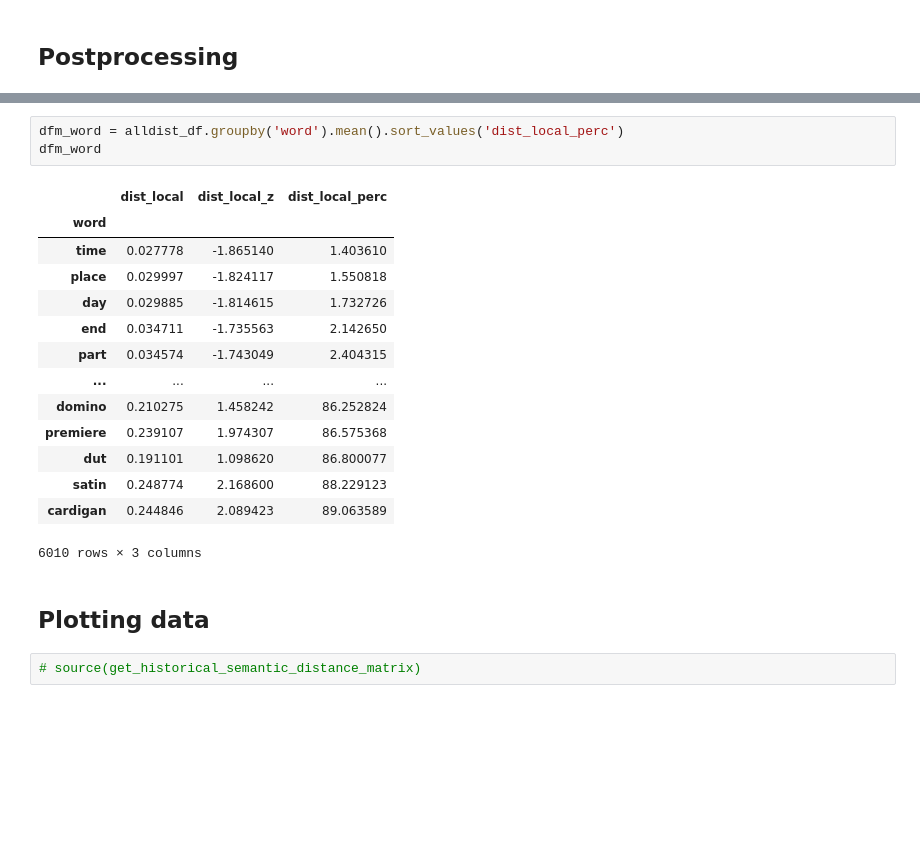
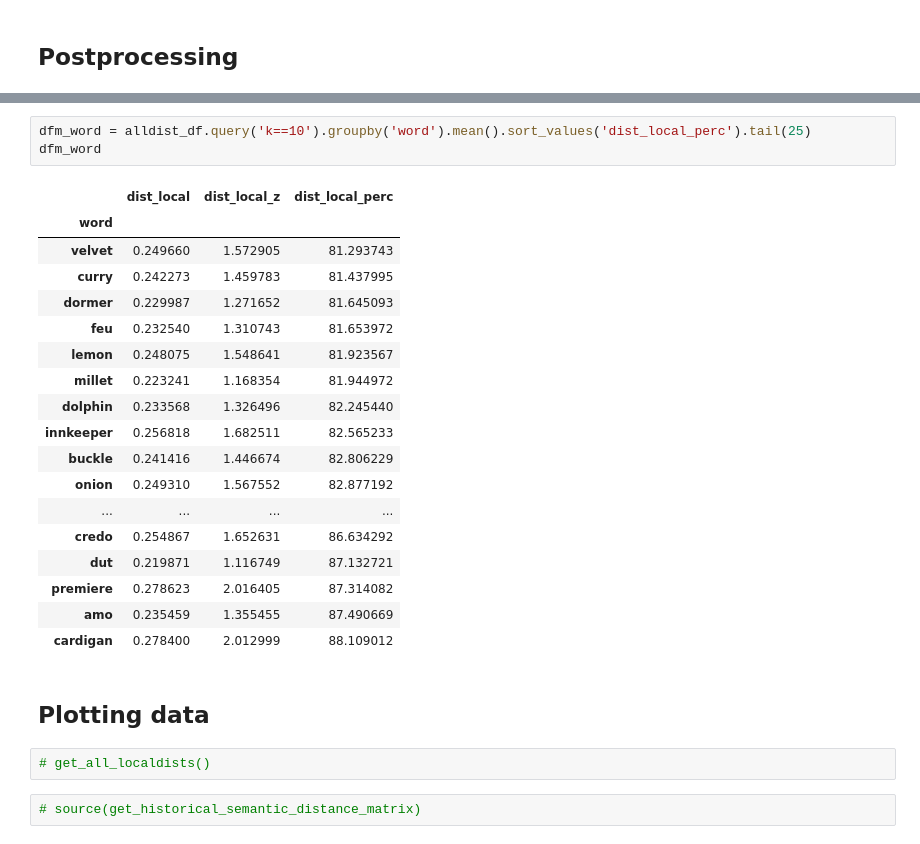
Before and after one commit to quadrismegistus/koselleck, a Jupyter notebook: koselleck/dists/dists.ipynb, the cells around one changed output, grey strips where cells are left out. Drawn from its saved outputs; the diff is of its cells as text; blank space fills up the shorter version.

```diff
--- a/koselleck/dists/dists.ipynb
+++ b/koselleck/dists/dists.ipynb
@@ -64,23 +71,29 @@ alldist_df
 # %%
-dfm_word = alldist_df.groupby('word').mean().sort_values('dist_local_perc')
+dfm_word = alldist_df.query('k==10').groupby('word').mean().sort_values('dist_local_perc').tail(25)
 dfm_word
 # %% [output]
 |  | dist_local | dist_local_z | dist_local_perc |
 | word |  |  |  |
-| time | 0.027778 | -1.865140 | 1.403610 |
-| place | 0.029997 | -1.824117 | 1.550818 |
-| day | 0.029885 | -1.814615 | 1.732726 |
-| end | 0.034711 | -1.735563 | 2.142650 |
-| part | 0.034574 | -1.743049 | 2.404315 |
+| velvet | 0.249660 | 1.572905 | 81.293743 |
+| curry | 0.242273 | 1.459783 | 81.437995 |
+| dormer | 0.229987 | 1.271652 | 81.645093 |
+| feu | 0.232540 | 1.310743 | 81.653972 |
+| lemon | 0.248075 | 1.548641 | 81.923567 |
+| millet | 0.223241 | 1.168354 | 81.944972 |
+| dolphin | 0.233568 | 1.326496 | 82.245440 |
+| innkeeper | 0.256818 | 1.682511 | 82.565233 |
+| buckle | 0.241416 | 1.446674 | 82.806229 |
+| onion | 0.249310 | 1.567552 | 82.877192 |
 | ... | ... | ... | ... |
-| domino | 0.210275 | 1.458242 | 86.252824 |
-| premiere | 0.239107 | 1.974307 | 86.575368 |
-| dut | 0.191101 | 1.098620 | 86.800077 |
-| satin | 0.248774 | 2.168600 | 88.229123 |
-| cardigan | 0.244846 | 2.089423 | 89.063589 |
+| credo | 0.254867 | 1.652631 | 86.634292 |
+| dut | 0.219871 | 1.116749 | 87.132721 |
+| premiere | 0.278623 | 2.016405 | 87.314082 |
+| amo | 0.235459 | 1.355455 | 87.490669 |
+| cardigan | 0.278400 | 2.012999 | 88.109012 |
-6010 rows × 3 columns
 # %% [markdown]
 ## Plotting data
+# %%
+# get_all_localdists()
 # %%
 # source(get_historical_semantic_distance_matrix)
 # %%
```
Also changed, not shown: parts of 3 cells of this notebook, 3 other files.
